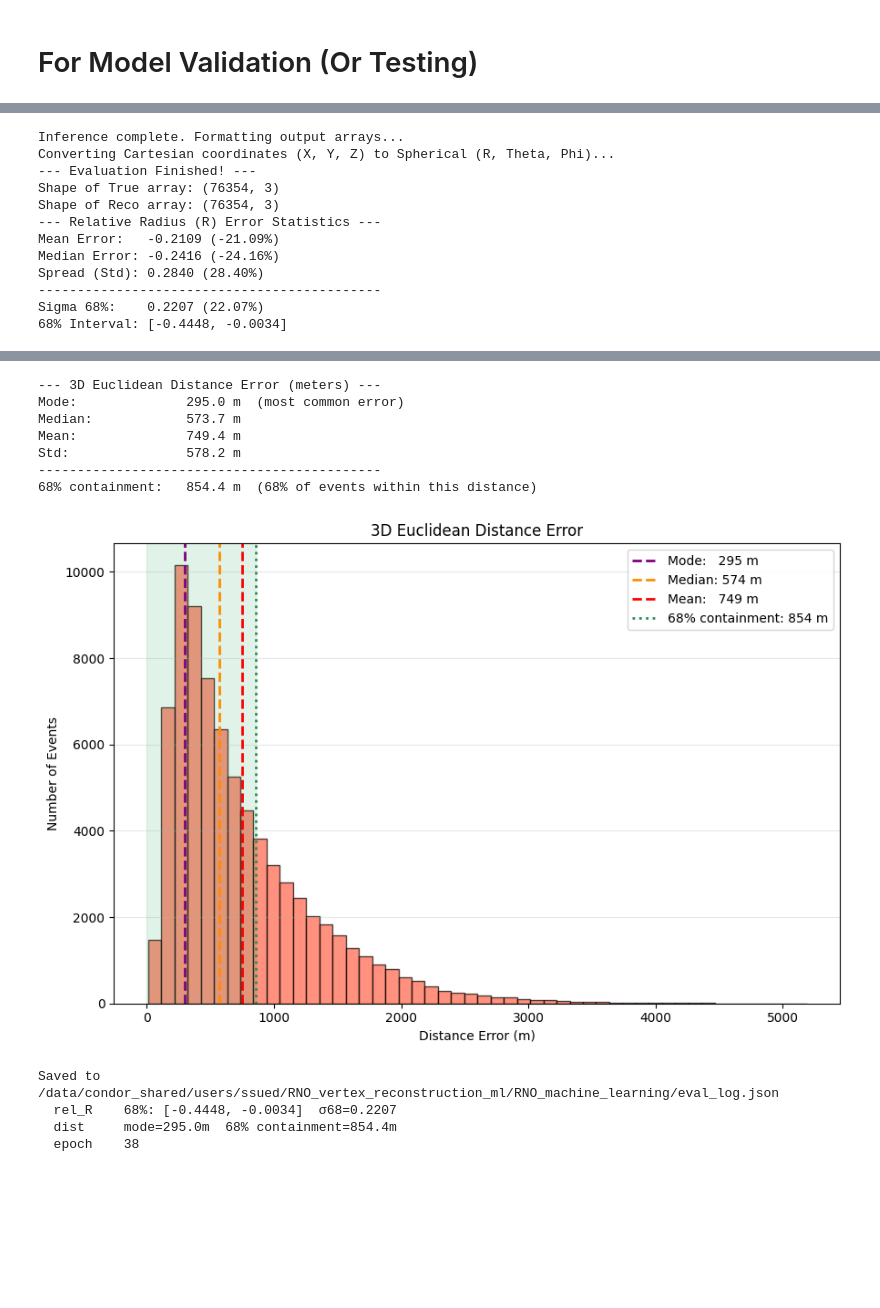
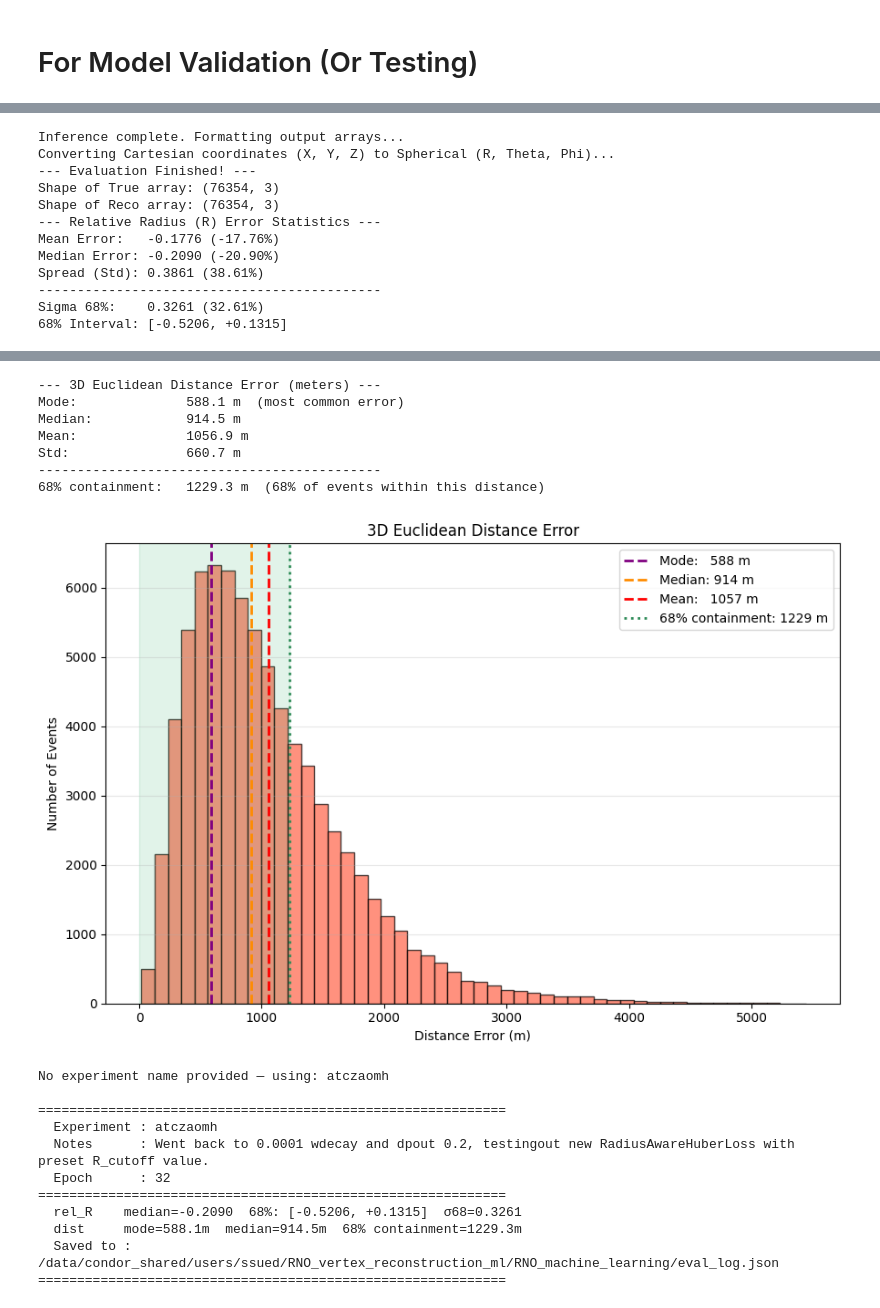
Before and after one commit to umd-pa/RNO_machine_learning, a Jupyter notebook: RNO_machine_learning/model_validation.ipynb, the cells around one changed output, grey strips where cells are left out. Cells and saved outputs as stored; diff of their text form; code cells hidden in the pictures; blank space fills up the shorter version.

Commit message:
Improve model validation framework

```diff
--- a/RNO_machine_learning/model_validation.ipynb
+++ b/RNO_machine_learning/model_validation.ipynb
@@ -3,11 +5,10 @@
 # %%
-import numpy as np
 from utils_dir import eval_utils
 
 # ====================================================================
 # CONFIG — only this changes between runs
 # ====================================================================
-CHECKPOINT_DIR = '/data/condor_shared/users/ssued/RNO_vertex_reconstruction_ml/RNO_machine_learning/model_experiments/model_RNO4_thesis/experiments/sx4h2s9j/checkpoints'
+CHECKPOINT_DIR = '/data/condor_shared/users/ssued/RNO_vertex_reconstruction_ml/RNO_machine_learning/model_experiments/model_RNO4_thesis/experiments/atczaomh/checkpoints'
 BATCH_SIZE     = 512
 LOG_PATH       = '/data/condor_shared/users/ssued/RNO_vertex_reconstruction_ml/RNO_machine_learning/eval_log.json'
 # ====================================================================
@@ -17,7 +18,7 @@ LOG_PATH       = '/data/condor_shared/users/ssued/RNO_vertex_reconstruction_ml/R
 evaluator = eval_utils.ModelEvaluator.from_checkpoint(
     checkpoint_path = CHECKPOINT_DIR,
     batch_size      = BATCH_SIZE,
-    spherical       = True,
+    spherical       = True, # SHOULD ALWAYS BE TRUE!
     device          = 'cuda:1'
 )
 
@@ -26,7 +27,6 @@ dist  = evaluator.show_euclidean_distance(hist=True)
 
 # Append results to the shared log — overwrites if this experiment already exists
 evaluator.save_to_log(
-    experiment_name = 'sx4h2s9j',  # WandB run ID or any descriptive name
     log_path        = LOG_PATH
 )
 # %% [output]
@@ -56,9 +62,9 @@ Converting Cartesian coordinates (X, Y, Z) to Spherical (R, Theta, Phi)...
 Shape of True array: (76354, 3)
 Shape of Reco array: (76354, 3)
 --- Relative Radius (R) Error Statistics ---
-Mean Error:   -0.2109 (-21.09%)
-Median Error: -0.2416 (-24.16%)
-Spread (Std): 0.2840 (28.40%)
+Mean Error:   -0.1776 (-17.76%)
+Median Error: -0.2090 (-20.90%)
+Spread (Std): 0.3861 (38.61%)
 --------------------------------------------
-Sigma 68%:    0.2207 (22.07%)
-68% Interval: [-0.4448, -0.0034]
+Sigma 68%:    0.3261 (32.61%)
+68% Interval: [-0.5206, +0.1315]
@@ -66,12 +72,19 @@ Sigma 68%:    0.2207 (22.07%)
 --- 3D Euclidean Distance Error (meters) ---
-Mode:              295.0 m  (most common error)
-Median:            573.7 m
-Mean:              749.4 m
-Std:               578.2 m
+Mode:              588.1 m  (most common error)
+Median:            914.5 m
+Mean:              1056.9 m
+Std:               660.7 m
 --------------------------------------------
-68% containment:   854.4 m  (68% of events within this distance)
+68% containment:   1229.3 m  (68% of events within this distance)
-[figure, old version]
+[figure, new version]
-Saved to /data/condor_shared/users/ssued/RNO_vertex_reconstruction_ml/RNO_machine_learning/eval_log.json
-  rel_R    68%: [-0.4448, -0.0034]  σ68=0.2207
-  dist     mode=295.0m  68% containment=854.4m
-  epoch    38
+No experiment name provided — using: atczaomh
+
+============================================================
+  Experiment : atczaomh
+  Notes      : Went back to 0.0001 wdecay and dpout 0.2, testingout new RadiusAwareHuberLoss with preset R_cutoff value.
+  Epoch      : 32
+============================================================
+  rel_R    median=-0.2090  68%: [-0.5206, +0.1315]  σ68=0.3261
+  dist     mode=588.1m  median=914.5m  68% containment=1229.3m
+  Saved to : /data/condor_shared/users/ssued/RNO_vertex_reconstruction_ml/RNO_machine_learning/eval_log.json
+============================================================
```
Also changed, not shown: parts of 6 cells of this notebook, 1 other file.
